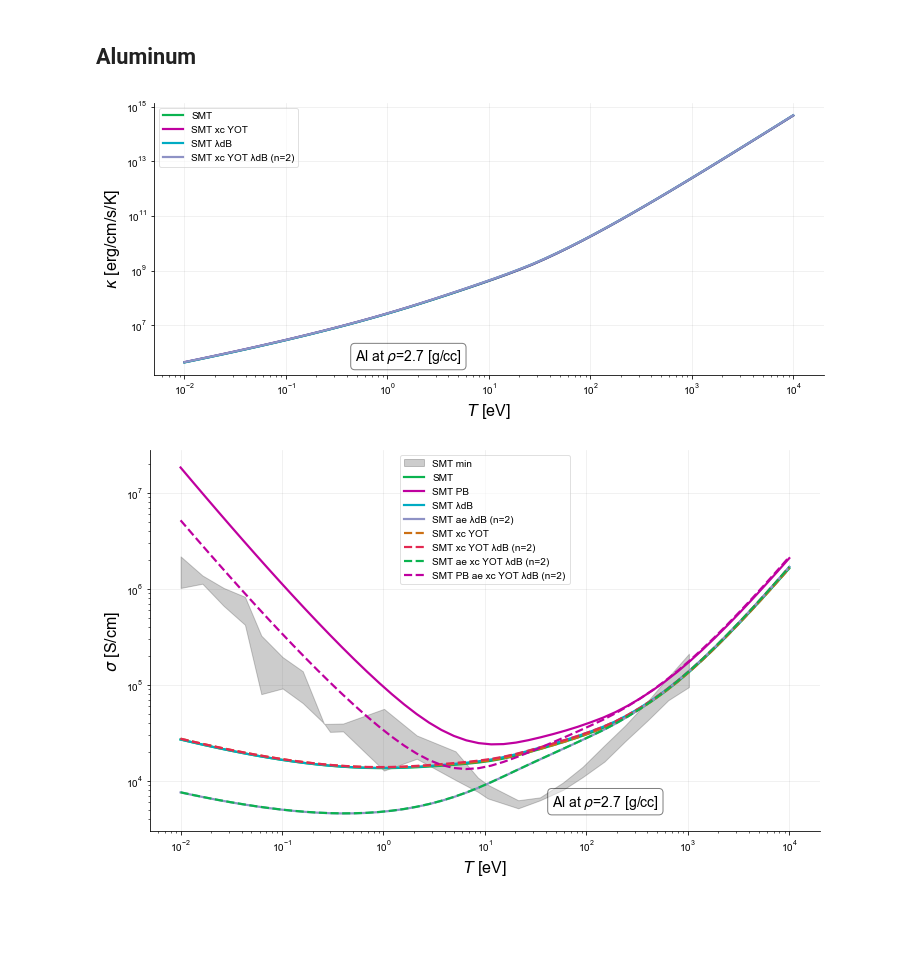
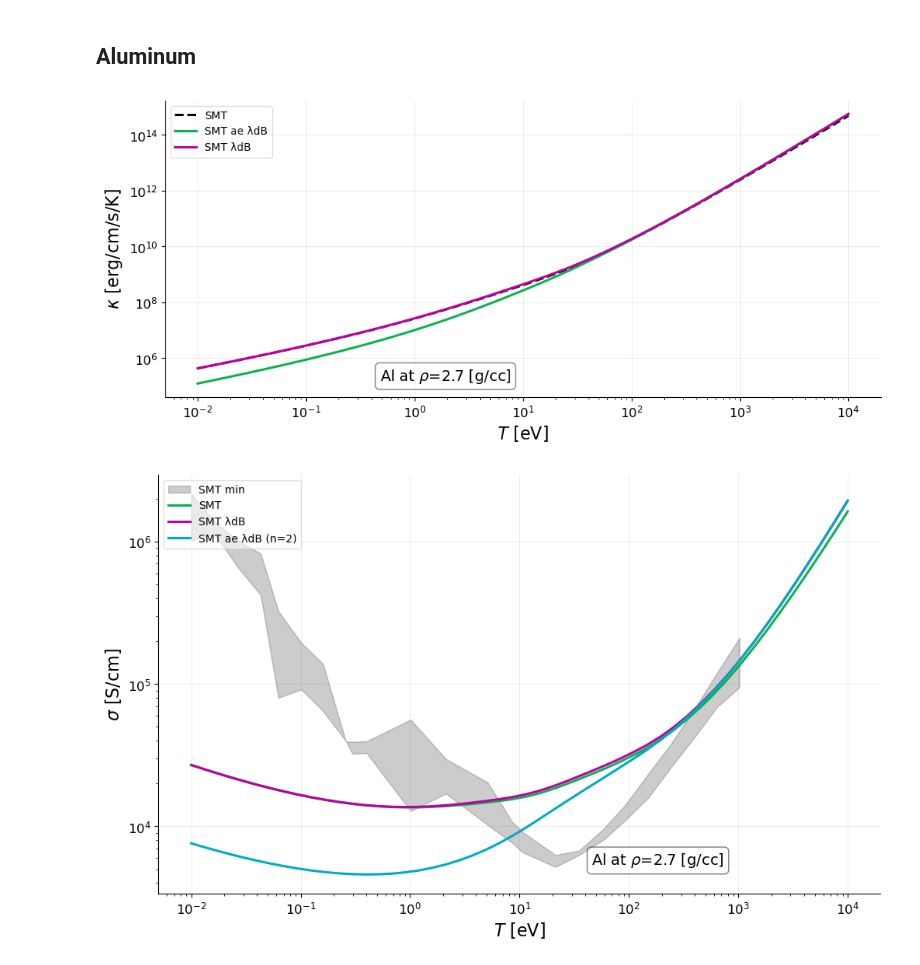
Before and after one commit to ZachAJohnson/SMT, a Jupyter notebook: examples/Example_XC_λ_Validation.ipynb, the cells around one changed output. Saved outputs shown, nothing was run; the diff lists cells and outputs as text; code cells hidden in the pictures; blank space fills up the shorter version.

Commit message:
Zbar fix. New corrections.

```diff
--- a/examples/Example_XC_λ_Validation.ipynb
+++ b/examples/Example_XC_λ_Validation.ipynb
@@ -45,13 +45,14 @@ mpl.rcParams['figure.dpi'] = 100
 # %% [markdown]
 ## Define Useful transport function
 # %%
-def get_transport_functions(Z, A, ni_cc, xc_type=None, λdB=False, ae=False, PB = False):
+def get_transport_functions(Z, A, ni_cc, modified=False):
 
-    if xc_type==None:
-        smt = SMT.TransportProperties(1, np.array([m_amu*A]), np.array([Z]), np.array([1*eV_to_AU, 1*eV_to_AU ]), np.array([ni_cc])*invcc_to_AU, improved_xc_SMT=False, improved_λdB_SMT=λdB, improved_ae_SMT=ae , λdB_n=λdB_n, improved_PauliBlocking = PB)
+    if modified==True:
+        smt = SMT.TransportProperties(1, np.array([m_amu*A]), np.array([Z]), np.array([1*eV_to_AU, 1*eV_to_AU ]),
+                                  np.array([ni_cc])*invcc_to_AU, improved_xc_SMT=False, improved_ae_SMT=True,improved_λdB_SMT=True ,improved_PauliBlocking=False, Zbar_type='input')
     else:
-        smt = SMT.TransportProperties(1, np.array([m_amu*A]), np.array([Z]), np.array([1*eV_to_AU, 1*eV_to_AU ]), np.array([ni_cc])*invcc_to_AU, improved_xc_SMT=True, improved_λdB_SMT=λdB, improved_ae_SMT=ae, xc_type='YOT', λdB_n=λdB_n, improved_PauliBlocking = PB)
-
+        smt = SMT.TransportProperties(1, np.array([m_amu*A]), np.array([Z]), np.array([1*eV_to_AU, 1*eV_to_AU ]),
+                                  np.array([ni_cc])*invcc_to_AU, improved_xc_SMT=False, improved_ae_SMT=False,improved_λdB_SMT=False , Zbar_type='input')
     # All out in cgs
     @np.vectorize
     def ηSMT(T_eV):
@@ -94,7 +95,7 @@ def get_transport_functions(Z, A, ni_cc, xc_type=None, λdB=False, ae=False, PB
         smt.T_array = np.array([T_AU, T_AU])
         λi_eff = 1/np.sqrt(np.sum( 1/(smt.λi_array**2 + smt.ri_eff**2)))
         θ = Degeneracy_Parameter(smt.Te, smt.ne)
-        return smt.λe, λi_eff, θ, smt.f_dB, smt.K_11_matrix[0,1]
+        return smt.λe, λi_eff, θ, smt.f_dB_matrix, smt.K_11_matrix[0,1]
 
     return ηSMT, ηYVM, κiSMT, κeSMT, σeSMT, λeff, λ_params
 # %% [markdown]
@@ -301,10 +263,9 @@ axs = np.array([axs])
 ax = axs[0]
 TeV_list = np.geomspace(1e-2,1e4)
 
-ax.plot(TeV_list, SMT_Al_funcs[3](TeV_list), label='SMT')
-ax.plot(TeV_list, SMTYOT_Al_funcs[3](TeV_list), label='SMT xc YOT')
+ax.plot(TeV_list, SMT_Al_funcs[3](TeV_list),'k--', label='SMT')
+ax.plot(TeV_list, SMTaeλdB_Al_funcs[3](TeV_list), label='SMT ae λdB')
 ax.plot(TeV_list, SMTλdB_Al_funcs[3](TeV_list), label='SMT λdB')
-ax.plot(TeV_list, SMTYOTλdB_Al_funcs[3](TeV_list), label=f'SMT xc YOT λdB (n={λdB_n})')
 ax.set_ylabel(r"$\kappa$ [erg/cm/s/K]")
 
 # ax = axs[1]
@@ -331,7 +292,7 @@ for ax in axs:
     ax.text(0.3, 0.1, inset_text, transform=ax.transAxes, fontsize=14,
             verticalalignment='top', bbox=bbox)
 # %% [output]
-[figure, old version]
+[figure, new version]
 # %%
 from scipy.interpolate import CubicSpline, PchipInterpolator
 
@@ -348,38 +309,38 @@ ax.fill_between(TCCW2_Al_σ_bot['T[eV]'], TCCW2_Al_σ_bot['σ[S/cm]'], PchipInte
 
 
 ax.plot(TeV_list, SMT_Al_funcs[4](TeV_list), label='SMT')
-ax.plot(TeV_list, SMTPB_Al_funcs[4](TeV_list), label='SMT PB')
+# ax.plot(TeV_list, SMTPB_Al_funcs[4](Te/V_list), label='SMT PB')
 ax.plot(TeV_list, SMTλdB_Al_funcs[4](TeV_list), label='SMT λdB')
 ax.plot(TeV_list, SMTaeλdB_Al_funcs[4](TeV_list), label=f'SMT ae λdB (n={λdB_n})')
-ax.plot(TeV_list, SMTYOT_Al_funcs[4](TeV_list),'--', label='SMT xc YOT')
-ax.plot(TeV_list, SMTYOTλdB_Al_funcs[4](TeV_list),'--', label=f'SMT xc YOT λdB (n={λdB_n})')
-ax.plot(TeV_list, SMTaeYOTλdB_Al_funcs[4](TeV_list),'--', label=f'SMT ae xc YOT λdB (n={λdB_n})')
-ax.plot(TeV_list, SMTPBaeYOTλdB_Al_funcs[4](TeV_list),'--', label=f'SMT PB ae xc YOT λdB (n={λdB_n})')
+# ax.plot(TeV_list, SMTYOT_Al_funcs[4](TeV_list),'--', label='SMT xc YOT')
+# ax.plot(TeV_list, SMTYOTλdB_Al_funcs[4](TeV_list),'--', label=f'SMT xc YOT λdB (n={λdB_n})')
+# ax.plot(TeV_list, SMTaeYOTλdB_Al_funcs[4](TeV_list),'--', label=f'SMT ae xc YOT λdB (n={λdB_n})')
+# ax.plot(TeV_list, SMTPBaeYOTλdB_Al_funcs[4](TeV_list),'--', label=f'SMT PB ae xc YOT λdB (n={λdB_n})')
 ax.set_ylabel(r"$\sigma$ [S/cm]")
 
 # ax = axs[1]
 # # ax.plot(TeV_list, SMTλdB_H_funcs[6](TeV_list)[3]/SMTλdB_H_funcs[6](TeV_list)[2], label=r'$r_c/\lambda_{dB}$')
 # ax.plot(TeV_list, SMTλdB_H_funcs[6](TeV_list)[0], label=r'$\lambda_e$')
 # # ax.plot(TeV_list, SMTλdB_H_funcs[6](TeV_list)[0]/SMTλdB_H_funcs[5](TeV_list), label=r'$\lambda_e/\lambda_{\rm eff}$')
 # # ax.plot(TeV_list, SMTλdB_H_funcs[6](TeV_list)[1]/SMTλdB_H_funcs[5](TeV_list), label=r'$\lambda_i^{\rm eff}/\lambda_{\rm eff}$')
 # # ax.plot(TeV_list, SMTYOTλdB_H_funcs[4](TeV_list)/SMT_H_funcs[4](TeV_list), label=r'$\sigma(YOT+\lambda_{dB})/\sigma$')
 # # ax.plot(TeV_list, SMTλdB_H_funcs[6](TeV_list)[4], label=r'$\theta$')
 # ax.set_ylabel("Parameter")
 
 for ax in axs:
     ax.set_xlabel(r"$T$ [eV]")
 
     # Inset Text Box
     bbox = dict(boxstyle='round', facecolor='white', alpha=0.5)
     inset_text = f"{Element_name} at " r"$\rho$" + f"={ρi_gpercc} [g/cc]"
     ax.text(0.6, 0.1, inset_text, transform=ax.transAxes, fontsize=14,
             verticalalignment='top', bbox=bbox)
 
     # Scales
     ax.set_yscale('log')
     ax.set_xscale('log')
 
     # Legend
     ax.legend()
 # %% [output]
-[figure, old version]
+[figure, new version]
```
Also changed, not shown: parts of 3 cells of this notebook, 5 other files.
